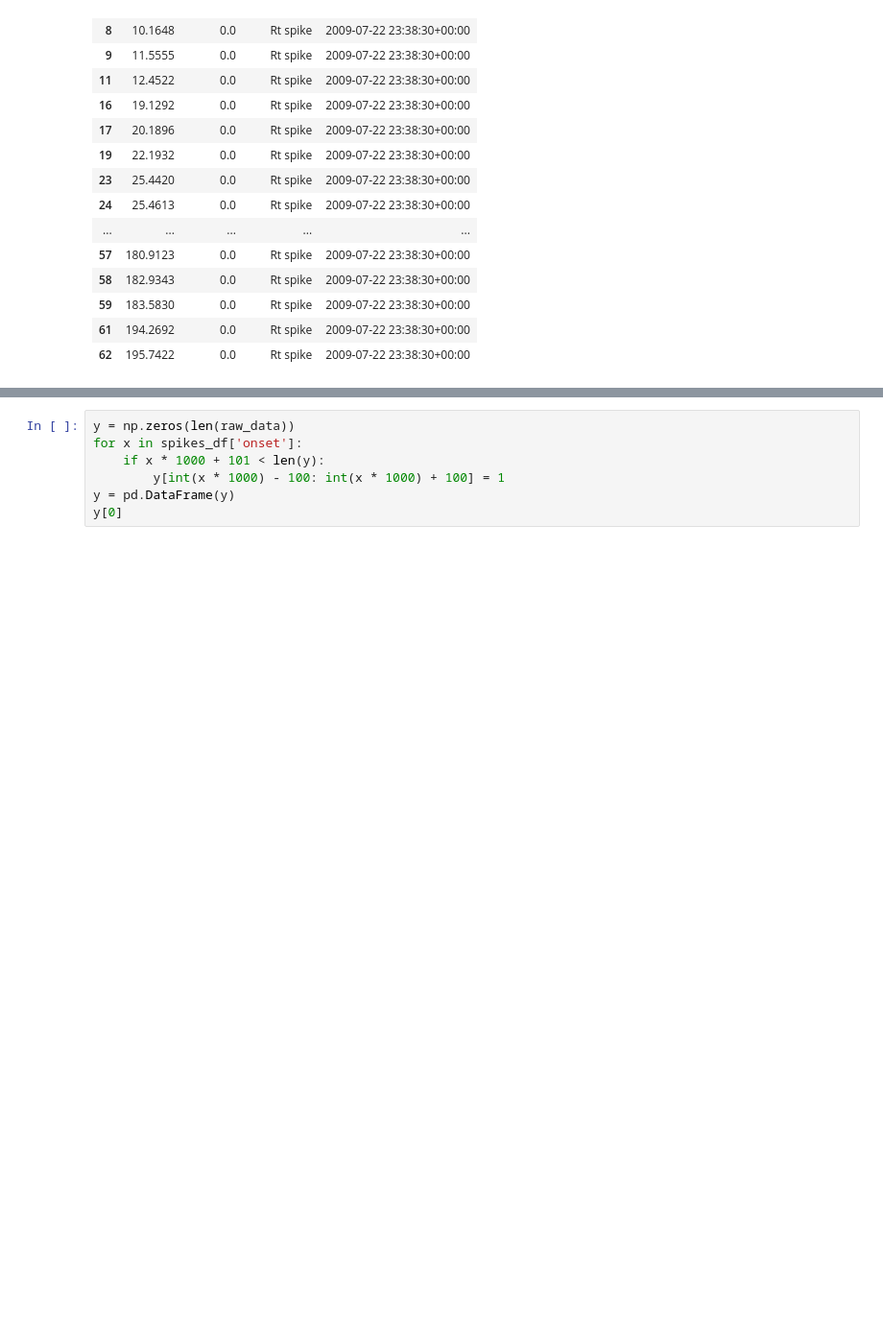
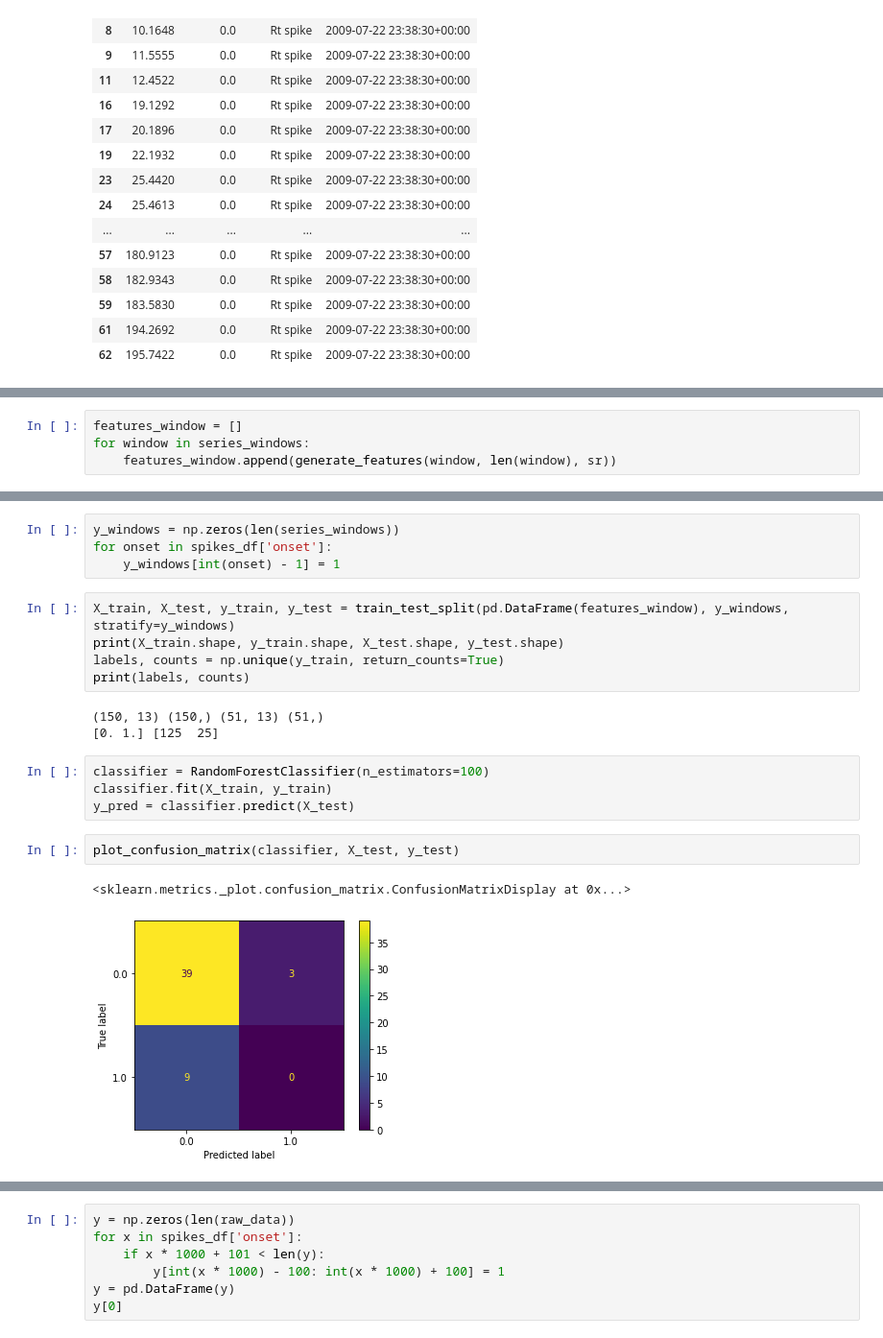
Before and after one commit to The1per/spikes_notebooks, a Jupyter notebook: model.ipynb, the cells around one changed output, grey strips where cells are left out. Shown at 96% size. Drawn from its saved outputs; the diff is of its cells as text; blank space fills up the shorter version.

```diff
--- a/model.ipynb
+++ b/model.ipynb
@@ -61,0 +92,4 @@ for i in range(0, len(raw_data), 2000):
+# %%
+features_window = []
+for window in series_windows:
+    features_window.append(generate_features(window, len(window), sr))
@@ -61,0 +112,21 @@ for i in range(0, len(raw_data), 2000):
+# %%
+y_windows = np.zeros(len(series_windows))
+for onset in spikes_df['onset']:
+    y_windows[int(onset) - 1] = 1
+# %%
+X_train, X_test, y_train, y_test = train_test_split(pd.DataFrame(features_window), y_windows, stratify=y_windows)
+print(X_train.shape, y_train.shape, X_test.shape, y_test.shape)
+labels, counts = np.unique(y_train, return_counts=True)
+print(labels, counts)
+# %% [output]
+(150, 13) (150,) (51, 13) (51,)
+[0. 1.] [125  25]
+# %%
+classifier = RandomForestClassifier(n_estimators=100)
+classifier.fit(X_train, y_train)
+y_pred = classifier.predict(X_test)
+# %%
+plot_confusion_matrix(classifier, X_test, y_test)
+# %% [output]
+<sklearn.metrics._plot.confusion_matrix.ConfusionMatrixDisplay at 0x...>
+[figure, added]
```
Also changed, not shown: parts of 11 cells of this notebook, 7 other files.
